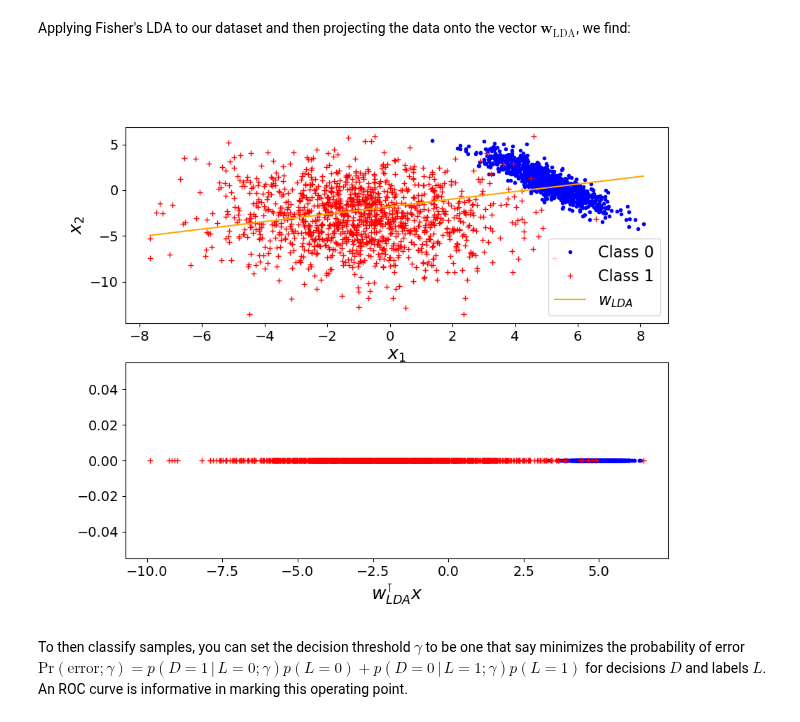
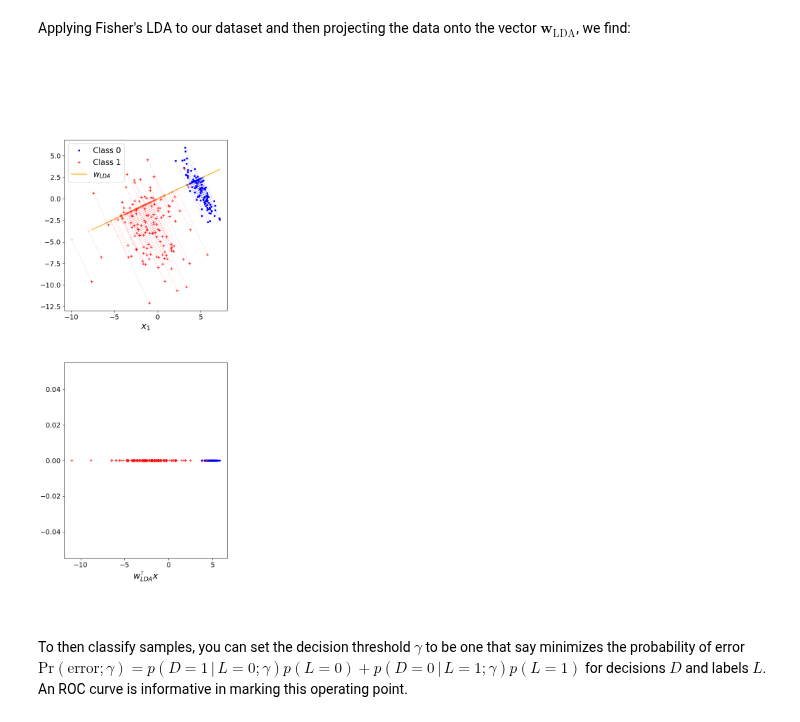
Before and after one commit to mazrk7/machine_learning_resources, a Jupyter notebook: notebooks/linear_classification/fisher_lda.ipynb, the cells around one changed output. Cells and saved outputs as stored; diff of their text form; code cells hidden in the pictures.

Commit message:
Cleaning up Fisher's LDA example

```diff
--- a/notebooks/linear_classification/fisher_lda.ipynb
+++ b/notebooks/linear_classification/fisher_lda.ipynb
@@ -36,6 +36,6 @@ We will draw $N_0=1000$ and $N_1=1300$ samples from the respective class-conditi
 # %%
-N0 = 1000
-N1 = 1300
+N0 = 100
+N1 = 130
 
 mu = np.array([[5, 1],
                [-1, -3]])  # Gaussian distributions means
@@ -180,52 +180,54 @@ def perform_lda(X, labels, C=2):
     # Scalar LDA projections in matrix form
     z = X.dot(w)
 
-    return w, z, mu
+    return w, z
 # %% [markdown]
 Applying Fisher's LDA to our dataset and then projecting the data onto the vector $\mathbf{w}_\text{LDA}$, we find:
 # %%
-w_lda, z, mu = perform_lda(X, labels)
+w_lda, z = perform_lda(X, labels)
 
-# Get midpoint between class means
-mid_point = (mu[0] + mu[1]) / 2
 # Work out slope of Fisher's direction vector
 slope = w_lda[1] / w_lda[0]
-# Compute intercept through line segment between means, c = y - mx
-c = mid_point[1] - slope * mid_point[0]
+# Get bounds of x-axis for dataset to draw line
+x_bounds = np.array([np.min(X[:, 0]), np.max(X[:, 0])])
 
-xmax = np.max(X[:, 0])
-xmin = np.min(X[:, 0])
-x = np.array([xmin,  xmax])
-
-fig = plt.figure(figsize=(10, 8))
+fig = plt.figure(figsize=(6, 16))
 
 x0 = X[labels == 0]
 x1 = X[labels == 1]
 ax1 = fig.add_subplot(2, 1, 1)
 ax1.plot(x0[:, 0], x0[:, 1], 'b.', x1[:, 0], x1[:, 1], 'r+')
-ax1.plot(x, slope * x + c, c='orange')
-ax1.set_xlabel(r"$x_1$", fontsize=18)
-ax1.set_ylabel(r"$x_2$", fontsize=18)
+# Draw Fisher's discriminant line in direction w_lda to span x_bounds
+ax1.plot(x_bounds, slope * x_bounds, c='orange')
+
+# Reconstruct 2D coordinates from 1D projections, with reshaping to treat vectors as matrices
+z_rec = z.reshape(-1, 1).dot(w_lda.reshape(-1, 1).T)
+
+ax1.plot([z_rec[labels == 0, 0], X[labels == 0, 0]], [z_rec[labels == 0, 1], X[labels == 0, 1]], 'b.:', alpha=0.2)
+ax1.plot([z_rec[labels == 1, 0], X[labels == 1, 0]], [z_rec[labels == 1, 1], X[labels == 1, 1]], 'r+:', alpha=0.2)
+
+ax1.set_xlabel(r"$x_1$")
+ax1.set_ylabel(r"$x_2$")
 ax1.legend(["Class 0", "Class 1", r"$w_{LDA}$"])
+ax1.set_aspect('equal')
 
 ax2 = fig.add_subplot(2, 1, 2)
 z0 = z[labels == 0]
 z1 = z[labels == 1]
 ax2.plot(z0, np.zeros(len(z0)), 'b.', z1, np.zeros(len(z1)), 'r+')
-ax2.set_xlabel(r"$w_{LDA}^\intercal x$", fontsize=18)
+ax2.set_xlabel(r"$w_{LDA}^\intercal x$")
 
 # If using sklearn instead, where midpoint between means is not passed through:
-lda = LinearDiscriminantAnalysis()
-X_fit = lda.fit(X, labels)  # Is a fitted estimator, not actual data to project
-z = lda.transform(X)
+# lda = LinearDiscriminantAnalysis()
+# X_fit = lda.fit(X, labels)  # Is a fitted estimator, not actual data to project
+# z = lda.transform(X)
 
-c, w_sklearn = lda.intercept_, X_fit.coef_[0]
-slope = w_sklearn[1] / w_sklearn[0]
-# ax1.plot(x, slope * x + c, c='green')
+# c, w_sklearn = lda.intercept_, X_fit.coef_[0]
+# slope = w_sklearn[1] / w_sklearn[0]
 
 plt.show()
 # %% [output]
-[figure, old version]
+[figure, new version]
 # %% [markdown]
 To then classify samples, you can set the decision threshold $\gamma$ to be one that say minimizes the probability of error $\text{Pr}(\text{error};\gamma)=p(D=1\,|\,L=0;\gamma)p(L=0)+p(D=0\,|\,L=1;\gamma)p(L=1)$ for decisions $D$ and labels $L$. An ROC curve is informative in marking this operating point.
 # %% [markdown]
```
Also changed, not shown: parts of 2 cells of this notebook.
